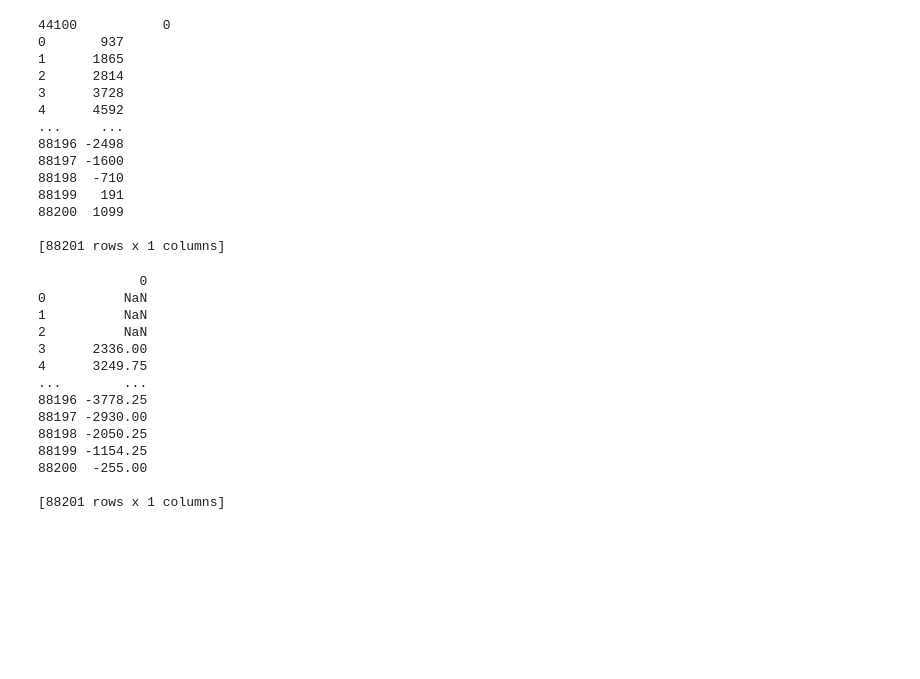
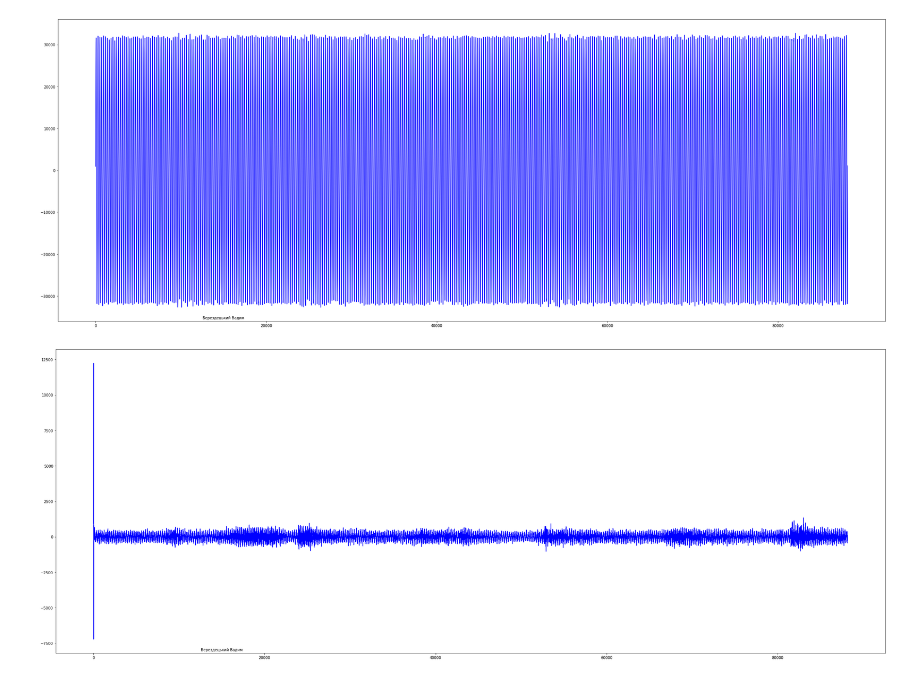
Before and after one commit to VadymBerezdetskyi/noise-reduction, a Jupyter notebook: index.ipynb, the cells around one changed output. Saved outputs shown, nothing was run; the diff lists cells and outputs as text; code cells hidden in the pictures; blank space fills up the shorter version.

```diff
--- a/index.ipynb
+++ b/index.ipynb
@@ -1,23 +1,16 @@
 # %%
 from scipy.io import wavfile
 import pandas as pd
+import numpy as np
+import matplotlib.pyplot as plt
 
 samplerate, data = wavfile.read('./data.wav')
 
-df = pd.DataFrame(data)
-print(samplerate, df)
+df = pd.Series(data)
+
+ax = plt.gca()
+plt.plot(range(df.size), df, c='blue')
+plt.text(0.2, 0.01, 'Берездецький Вадим', horizontalalignment='center', verticalalignment='center', transform=ax.transAxes)
+plt.show()
 # %% [output]
-44100           0
-0       937
-1      1865
-2      2814
-3      3728
-4      4592
-...     ...
-88196 -2498
-88197 -1600
-88198  -710
-88199   191
-88200  1099
-
-[88201 rows x 1 columns]
+[figure, added]
@@ -27,25 +17,20 @@ print(samplerate, df)
-# %%
-window = 4 # changable
-rolling_mean = df.rolling(window=window).mean()
-
-print(rolling_mean)
-
-# play file
-# render dataframe plot
-# %% [output]
-             0
-0          NaN
-1          NaN
-2          NaN
-3      2336.00
-4      3249.75
-...        ...
-88196 -3778.25
-88197 -2930.00
-88198 -2050.25
-88199 -1154.25
-88200  -255.00
-
-[88201 rows x 1 columns]
+# %%
+rollingWindow = 15
+
+def noiseReduction(iters, data):
+  if iters == 0:
+    return data
+  else:
+    result = data.subtract(data.rolling(window=rollingWindow).mean().fillna(0))
+    return noiseReduction(iters - 1, result)
+
+result = noiseReduction(3, df)
+
+ax = plt.gca()
+plt.plot(range(result.size), result, c='blue')
+plt.text(0.2, 0.01, 'Берездецький Вадим', horizontalalignment='center', verticalalignment='center', transform=ax.transAxes)
+plt.show()
+# %% [output]
+[figure, added]
 # %%
 # save file
```
Also changed, not shown: parts of 2 cells of this notebook, 2 other files.
